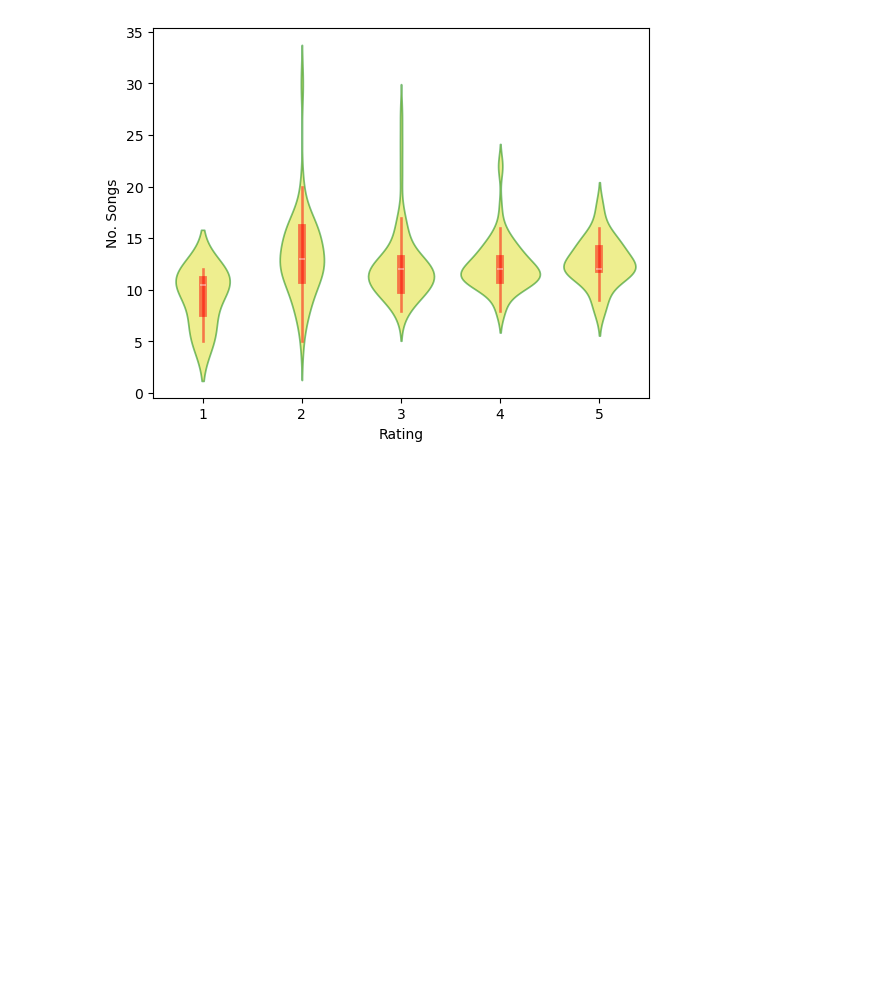
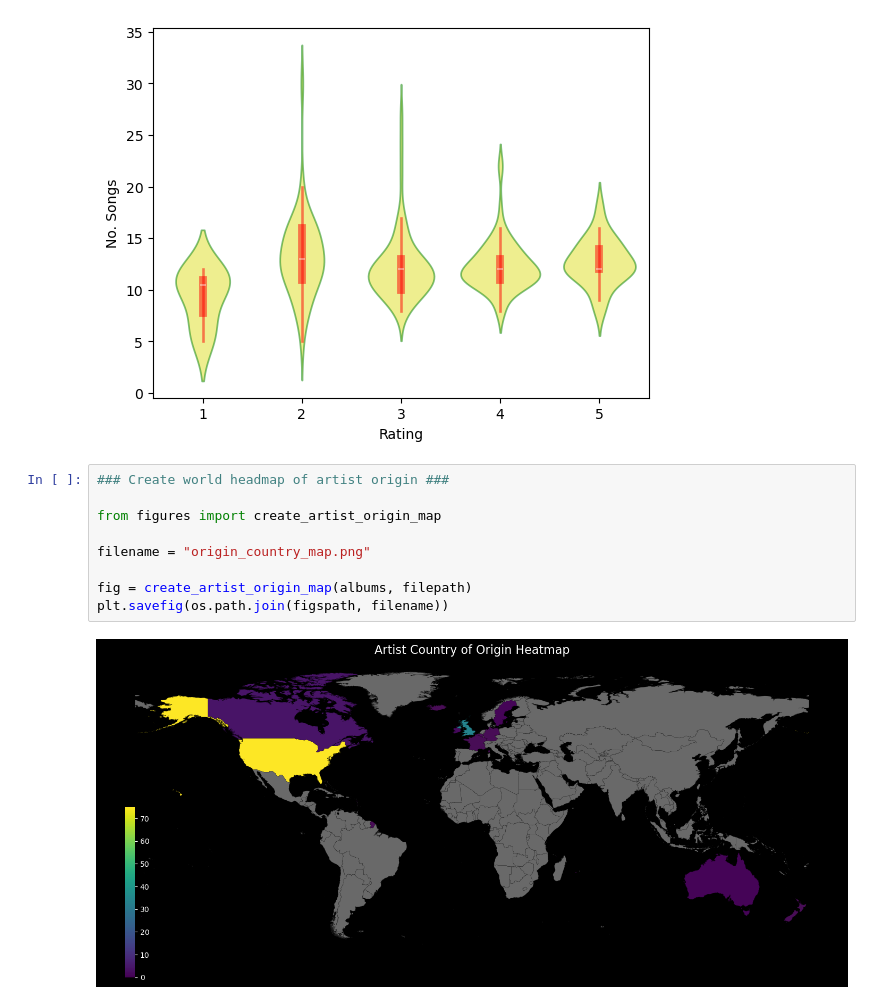
Before and after one commit to GHornshaw/music-ratings-visuals, a Jupyter notebook: src/visualisations.ipynb, the cells around one changed output. Drawn from its saved outputs; the diff is of its cells as text; blank space fills up the shorter version.

Commit message:
Included a geo heat map of artist origins

```diff
--- a/src/visualisations.ipynb
+++ b/src/visualisations.ipynb
@@ -96,3 +94,14 @@ ax = sbn.violinplot(
 )
 # %% [output]
 [figure]
+# %%
+### Create world headmap of artist origin ###
+
+from figures import create_artist_origin_map
+
+filename = "origin_country_map.png"
+
+fig = create_artist_origin_map(albums, filepath)
+plt.savefig(os.path.join(figspath, filename))
+# %% [output]
+[figure, added]
```
Also changed, not shown: parts of 2 cells of this notebook, 5 other files.
